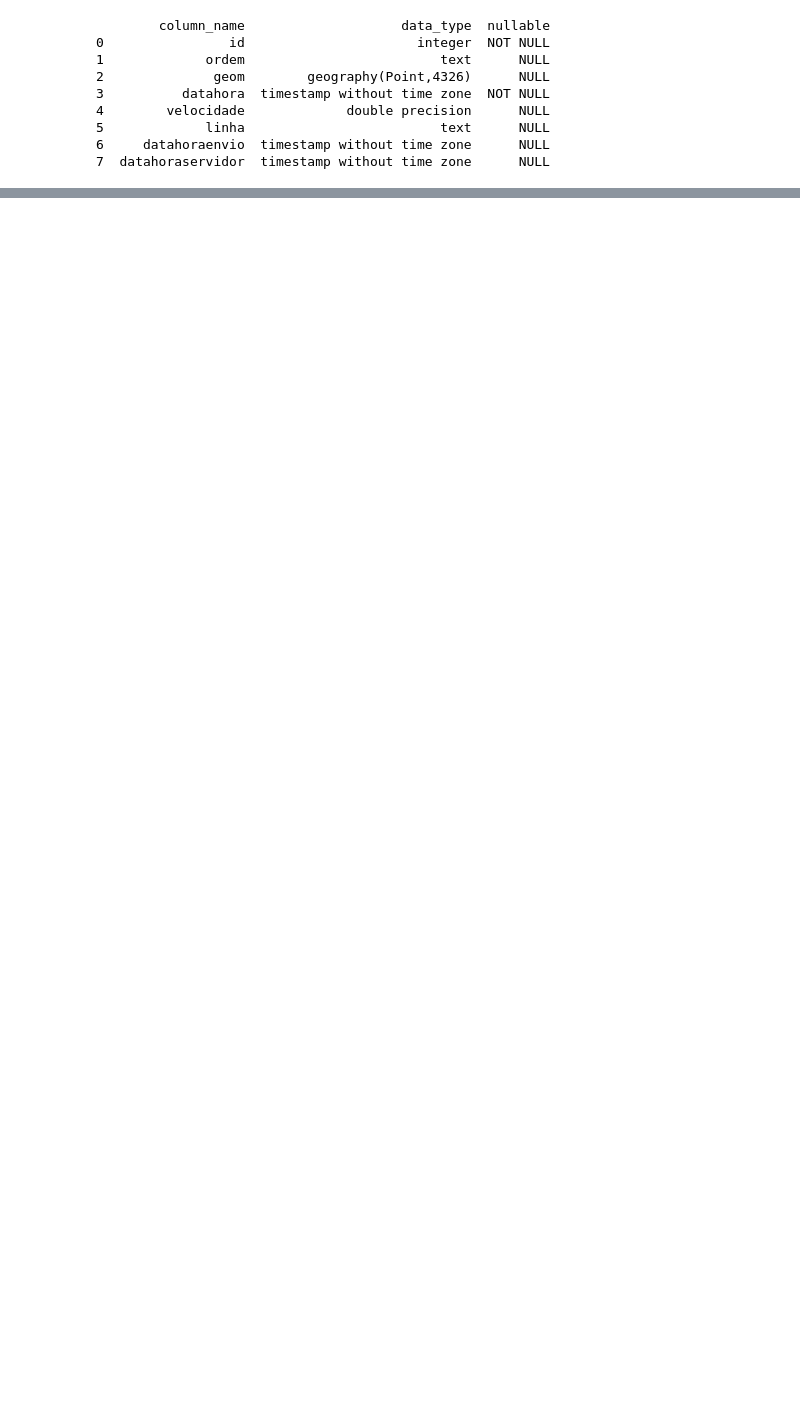
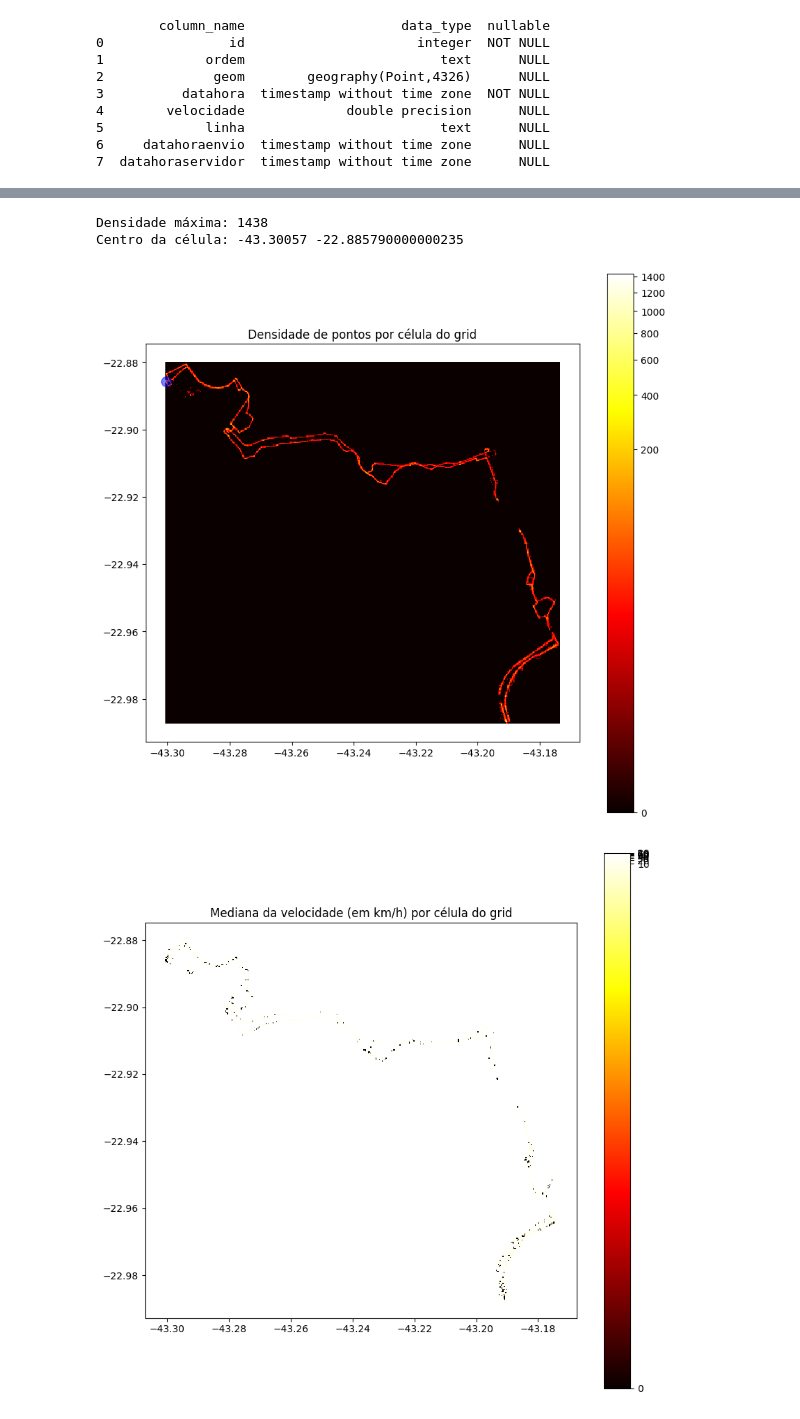
Before and after one commit to renanrms/datamining-t3, a Jupyter notebook: src/notebooks/02_exploratory_analisys.ipynb, the cells around one changed output, grey strips where cells are left out. Cells and saved outputs as stored; diff of their text form; code cells hidden in the pictures; blank space fills up the shorter version.

```diff
--- a/src/notebooks/02_exploratory_analisys.ipynb
+++ b/src/notebooks/02_exploratory_analisys.ipynb
@@ -60,0 +140,32 @@ Plotando pontos da linha 371...
+# %%
+grid = get_grid(bus_data, grid_size_graus=0.0003, waiting_threshold=180)
+
+# Para obter o centro da célula (como ponto)
+idx_maior_densidade = grid['densidade'].idxmax()
+celula_maior_densidade = grid.loc[idx_maior_densidade]
+centro = celula_maior_densidade.geometry.centroid
+
+print("Densidade máxima:", celula_maior_densidade['densidade'])
+print("Centro da célula:", centro.x, centro.y)
+
+grid.plot(column='densidade', cmap='hot', legend=True, figsize=(10, 10), norm=mcolors.PowerNorm(gamma=0.2))
+plt.scatter([centro.x], [centro.y], color='blue', alpha=0.5, s=100, marker='o', label='Centro de maior densidade')
+plt.title('Densidade de pontos por célula do grid')
+plt.show()
+
+grid.plot(column='mediana_velocidade', cmap='hot', legend=True, figsize=(10, 10), norm=mcolors.PowerNorm(gamma=0.01))
+plt.title('Mediana da velocidade (em km/h) por célula do grid')
+plt.show()
+
+grid.plot(column='media_tempo_espera', cmap='hot', legend=True, figsize=(10, 10), norm=mcolors.PowerNorm(gamma=0.2))
+plt.title('Tempo de espera médio (em segundos) por célula do grid')
+plt.show()
+
+grid.plot(column='candidato_ponto_final', cmap='hot', legend=True, figsize=(10, 10))
+plt.title('Células candidatas a ponto final')
+plt.show()
+# %% [output]
+Densidade máxima: 1438
+Centro da célula: -43.30057 -22.885790000000235
+[figure, added]
+[figure, added]
```
Also changed, not shown: parts of 13 cells of this notebook, 4 other files.
